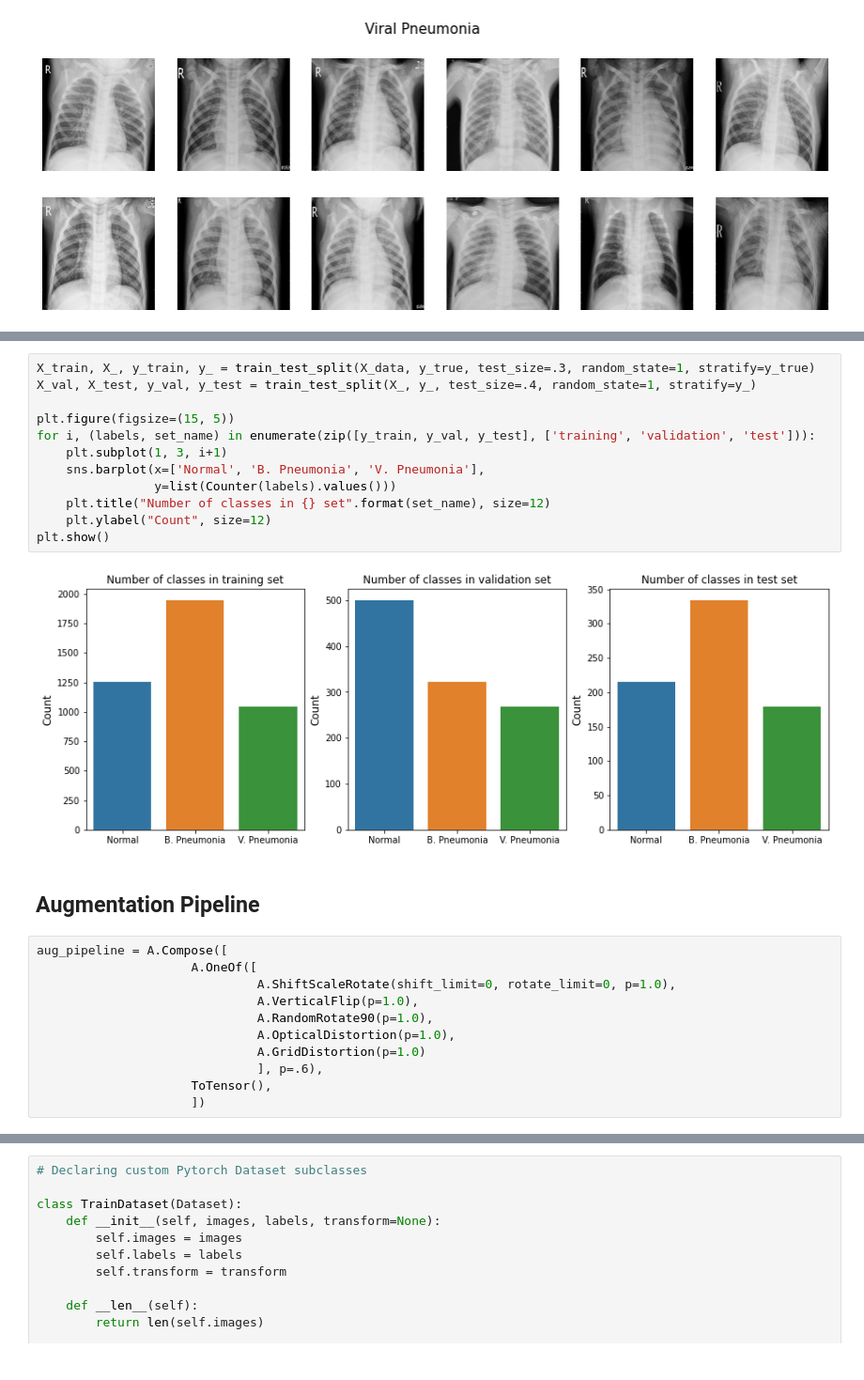
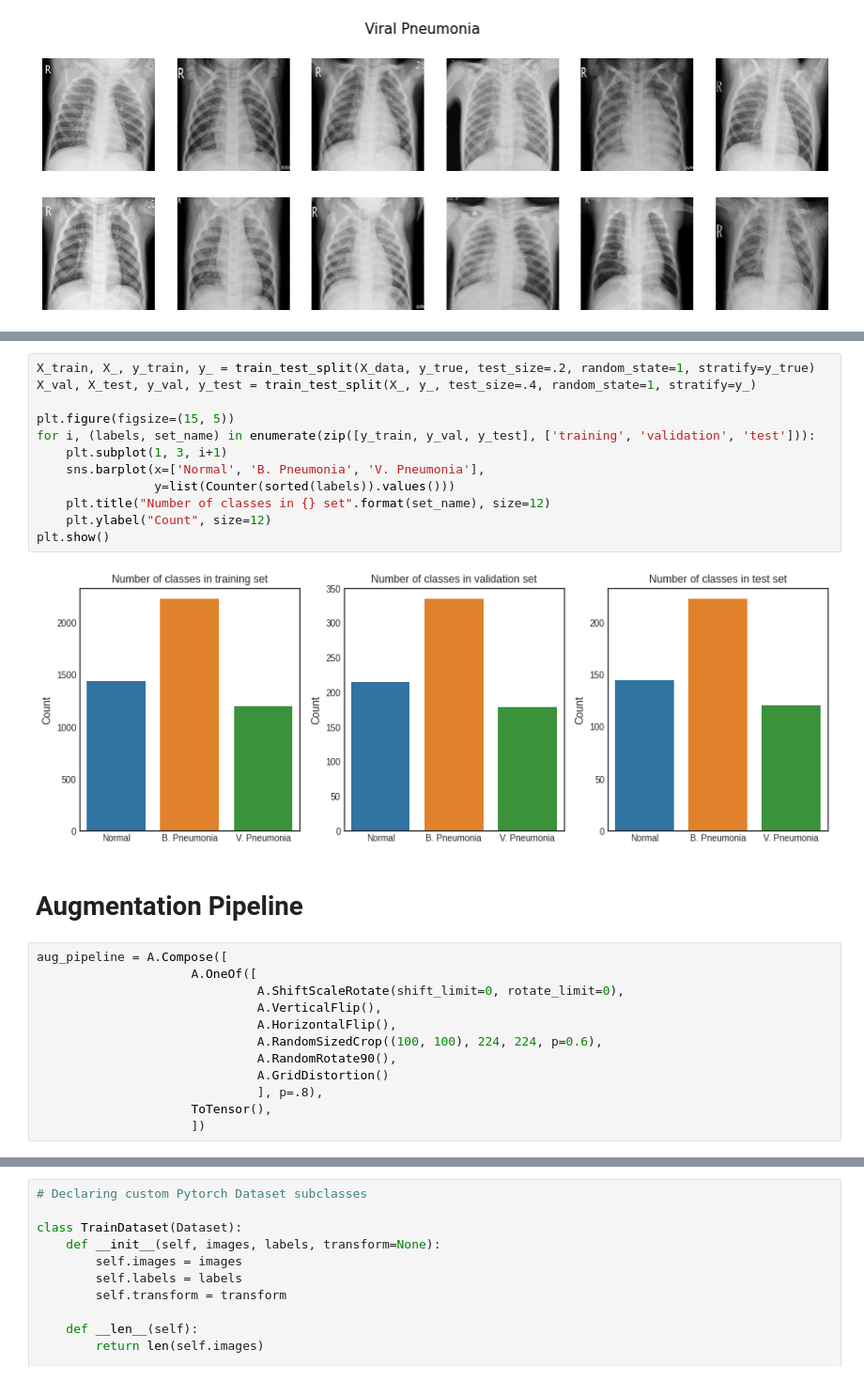
Before and after one commit to fabioachacon/machine_learning, a Jupyter notebook: Computer Vision Projects/Classifying Pneumonia X-Ray Images with Pytorch.ipynb, the cells around one changed output, grey strips where cells are left out. Shown at 94% size. Saved outputs shown, nothing was run; the diff lists cells and outputs as text.

```diff
--- a/Computer Vision Projects/Classifying Pneumonia X-Ray Images with Pytorch.ipynb
+++ b/Computer Vision Projects/Classifying Pneumonia X-Ray Images with Pytorch.ipynb
@@ -128,29 +128,30 @@ plt.show()
 # %% [output]
 [figure]
 # %%
-X_train, X_, y_train, y_ = train_test_split(X_data, y_true, test_size=.3, random_state=1, stratify=y_true)
+X_train, X_, y_train, y_ = train_test_split(X_data, y_true, test_size=.2, random_state=1, stratify=y_true)
 X_val, X_test, y_val, y_test = train_test_split(X_, y_, test_size=.4, random_state=1, stratify=y_)
 
 plt.figure(figsize=(15, 5))
 for i, (labels, set_name) in enumerate(zip([y_train, y_val, y_test], ['training', 'validation', 'test'])):
     plt.subplot(1, 3, i+1)
     sns.barplot(x=['Normal', 'B. Pneumonia', 'V. Pneumonia'],
-                y=list(Counter(labels).values()))
+                y=list(Counter(sorted(labels)).values()))
     plt.title("Number of classes in {} set".format(set_name), size=12)
     plt.ylabel("Count", size=12)
 plt.show()
 # %% [output]
-[figure, old version]
+[figure, new version]
 # %% [markdown]
-## Augmentation Pipeline
+# Augmentation Pipeline
 # %%
 aug_pipeline = A.Compose([
                      A.OneOf([
-                              A.ShiftScaleRotate(shift_limit=0, rotate_limit=0, p=1.0),
-                              A.VerticalFlip(p=1.0),
-                              A.RandomRotate90(p=1.0),
-                              A.OpticalDistortion(p=1.0),
-                              A.GridDistortion(p=1.0)
-                              ], p=.6),
+                              A.ShiftScaleRotate(shift_limit=0, rotate_limit=0),
+                              A.VerticalFlip(),
+                              A.HorizontalFlip(),
+                              A.RandomSizedCrop((100, 100), 224, 224, p=0.6),
+                              A.RandomRotate90(),
+                              A.GridDistortion()
+                              ], p=.8),
                      ToTensor(),
                      ])
```
Also changed, not shown: parts of 25 cells of this notebook.
